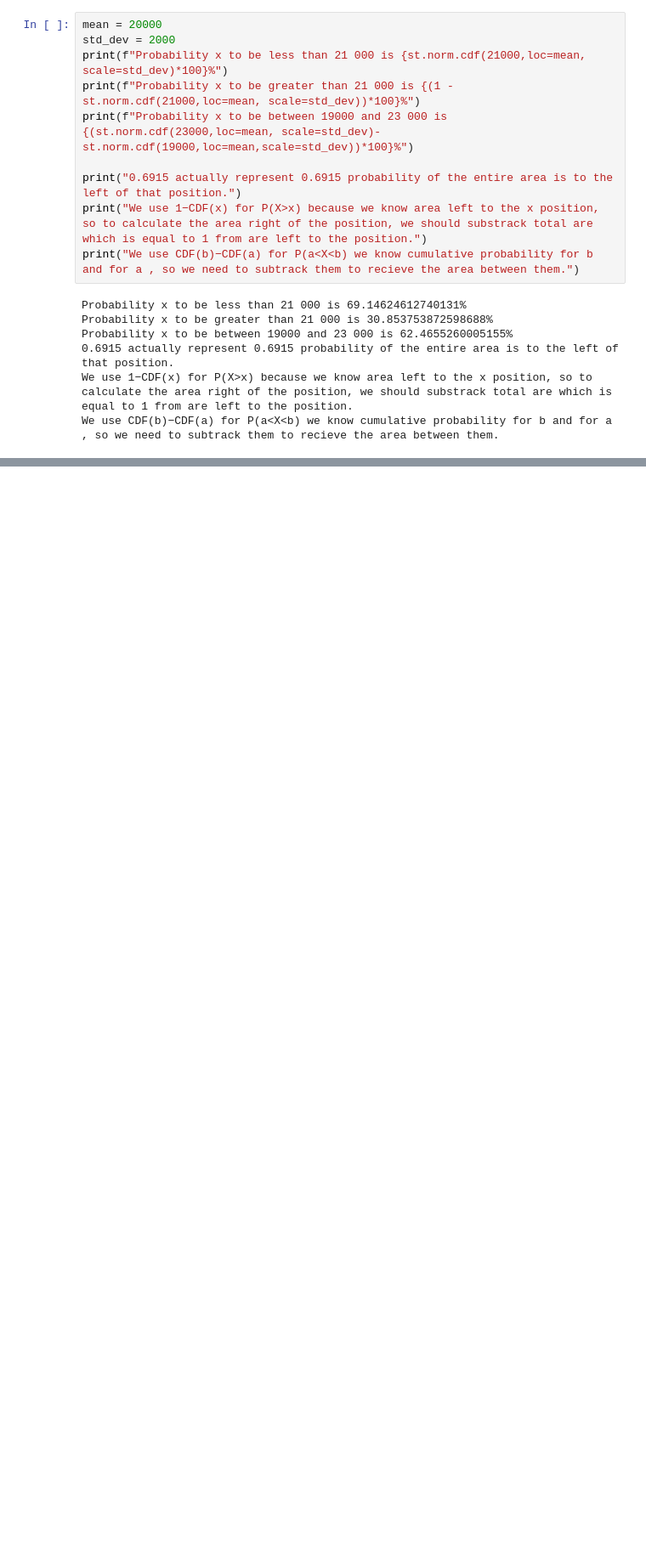
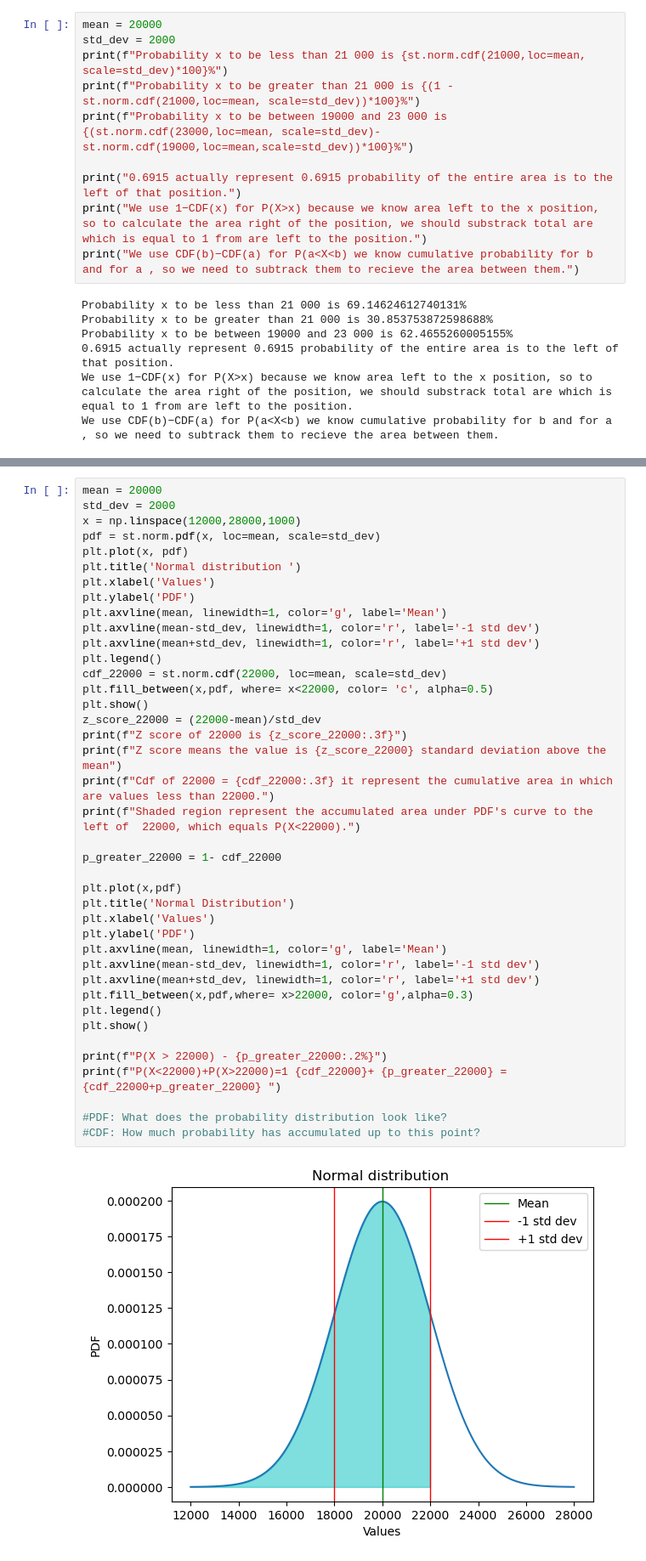
Before and after one commit to stilyan91/Data-Science-Learning-Journey, a Jupyter notebook: Math-statistic/Normal_distribution_Z-score.ipynb, the cells around one changed output, grey strips where cells are left out. Shown at 85% size. Drawn from its saved outputs; the diff is of its cells as text; blank space fills up the shorter version.

Commit message:
Normal_Distribution,Z-score-part2

```diff
--- a/Math-statistic/Normal_distribution_Z-score.ipynb
+++ b/Math-statistic/Normal_distribution_Z-score.ipynb
@@ -473,0 +527,42 @@ What does 0.9332 tell you?
+# %%
+mean = 20000
+std_dev = 2000
+x = np.linspace(12000,28000,1000)
+pdf = st.norm.pdf(x, loc=mean, scale=std_dev)
+plt.plot(x, pdf)
+plt.title('Normal distribution ')
+plt.xlabel('Values')
+plt.ylabel('PDF')
+plt.axvline(mean, linewidth=1, color='g', label='Mean')
+plt.axvline(mean-std_dev, linewidth=1, color='r', label='-1 std dev')
+plt.axvline(mean+std_dev, linewidth=1, color='r', label='+1 std dev')
+plt.legend()
+cdf_22000 = st.norm.cdf(22000, loc=mean, scale=std_dev)
+plt.fill_between(x,pdf, where= x<22000, color= 'c', alpha=0.5)
+plt.show()
+z_score_22000 = (22000-mean)/std_dev
+print(f"Z score of 22000 is {z_score_22000:.3f}")
+print(f"Z score means the value is {z_score_22000} standard deviation above the mean")
+print(f"Cdf of 22000 = {cdf_22000:.3f} it represent the cumulative area in which are values less than 22000.")
+print(f"Shaded region represent the accumulated area under PDF's curve to the left of  22000, which equals P(X<22000).")
+
+p_greater_22000 = 1- cdf_22000
+
+plt.plot(x,pdf)
+plt.title('Normal Distribution')
+plt.xlabel('Values')
+plt.ylabel('PDF')
+plt.axvline(mean, linewidth=1, color='g', label='Mean')
+plt.axvline(mean-std_dev, linewidth=1, color='r', label='-1 std dev')
+plt.axvline(mean+std_dev, linewidth=1, color='r', label='+1 std dev')
+plt.fill_between(x,pdf,where= x>22000, color='g',alpha=0.3)
+plt.legend()
+plt.show()
+
+print(f"P(X > 22000) - {p_greater_22000:.2%}")
+print(f"P(X<22000)+P(X>22000)=1 {cdf_22000}+ {p_greater_22000} = {cdf_22000+p_greater_22000} ")
+
+#PDF: What does the probability distribution look like?
+#CDF: How much probability has accumulated up to this point?
+# %% [output]
+[figure, added]
```
Also changed, not shown: parts of 10 cells of this notebook.
